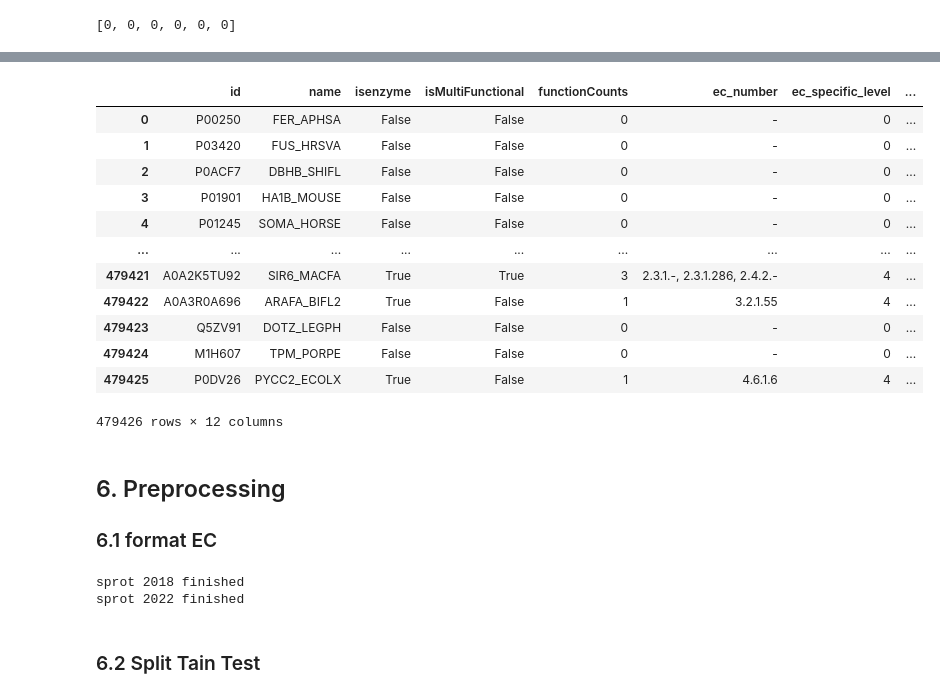
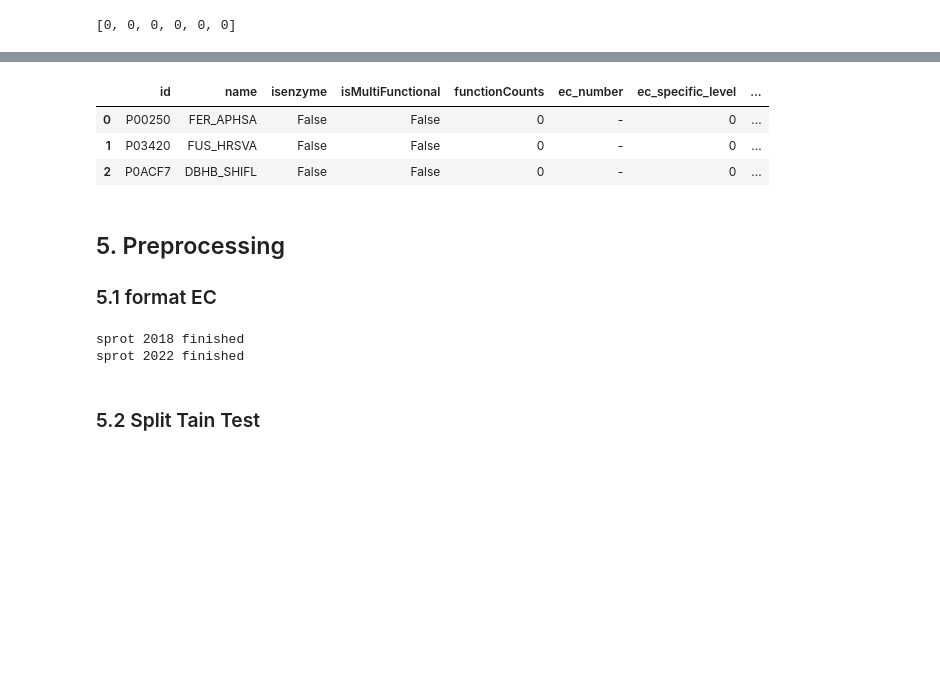
Before and after one commit to kingstdio/ECRECer, a Jupyter notebook: prepare_task_dataset.ipynb, the cells around one changed output, grey strips where cells are left out. Drawn from its saved outputs; the diff is of its cells as text; code cells hidden in the pictures; blank space fills up the shorter version.

```diff
--- a/prepare_task_dataset.ipynb
+++ b/prepare_task_dataset.ipynb
@@ -178,21 +113,12 @@ sprot2018
 # %%
-sprot2022
+sprot2022.head(3)
 # %% [output]
 |  | id | name | isenzyme | isMultiFunctional | functionCounts | ec_number | ec_specific_level | ... |
 | 0 | P00250 | FER_APHSA | False | False | 0 | - | 0 | ... |
 | 1 | P03420 | FUS_HRSVA | False | False | 0 | - | 0 | ... |
 | 2 | P0ACF7 | DBHB_SHIFL | False | False | 0 | - | 0 | ... |
-| 3 | P01901 | HA1B_MOUSE | False | False | 0 | - | 0 | ... |
-| 4 | P01245 | SOMA_HORSE | False | False | 0 | - | 0 | ... |
-| ... | ... | ... | ... | ... | ... | ... | ... | ... |
-| 479421 | A0A2K5TU92 | SIR6_MACFA | True | True | 3 | 2.3.1.-, 2.3.1.286, 2.4.2.- | 4 | ... |
-| 479422 | A0A3R0A696 | ARAFA_BIFL2 | True | False | 1 | 3.2.1.55 | 4 | ... |
-| 479423 | Q5ZV91 | DOTZ_LEGPH | False | False | 0 | - | 0 | ... |
-| 479424 | M1H607 | TPM_PORPE | False | False | 0 | - | 0 | ... |
-| 479425 | P0DV26 | PYCC2_ECOLX | True | False | 1 | 4.6.1.6 | 4 | ... |
-479426 rows × 12 columns
 # %% [markdown]
-## 6. Preprocessing
-### 6.1 format EC
+## 5. Preprocessing
+### 5.1 format EC
 # %%
 #sprot2018
@@ -214,7 +140,7 @@ sprot 2022 finished
 sprot2018.to_feather(cfg.DIR_UNIPROT + '/snap201802.feather')
 sprot2022.to_feather(cfg.DIR_UNIPROT + '/snap202202.feather')
 # %% [markdown]
-### 6.2 Split Tain Test
+### 5.2 Split Tain Test
 # %%
 train = sprot2018.iloc[:,np.r_[0,2:8,10:12]]
 test = sprot2022.iloc[:,np.r_[0,2:8,10:12]]
```
Also changed, not shown: parts of 26 cells of this notebook, 4 other files.
